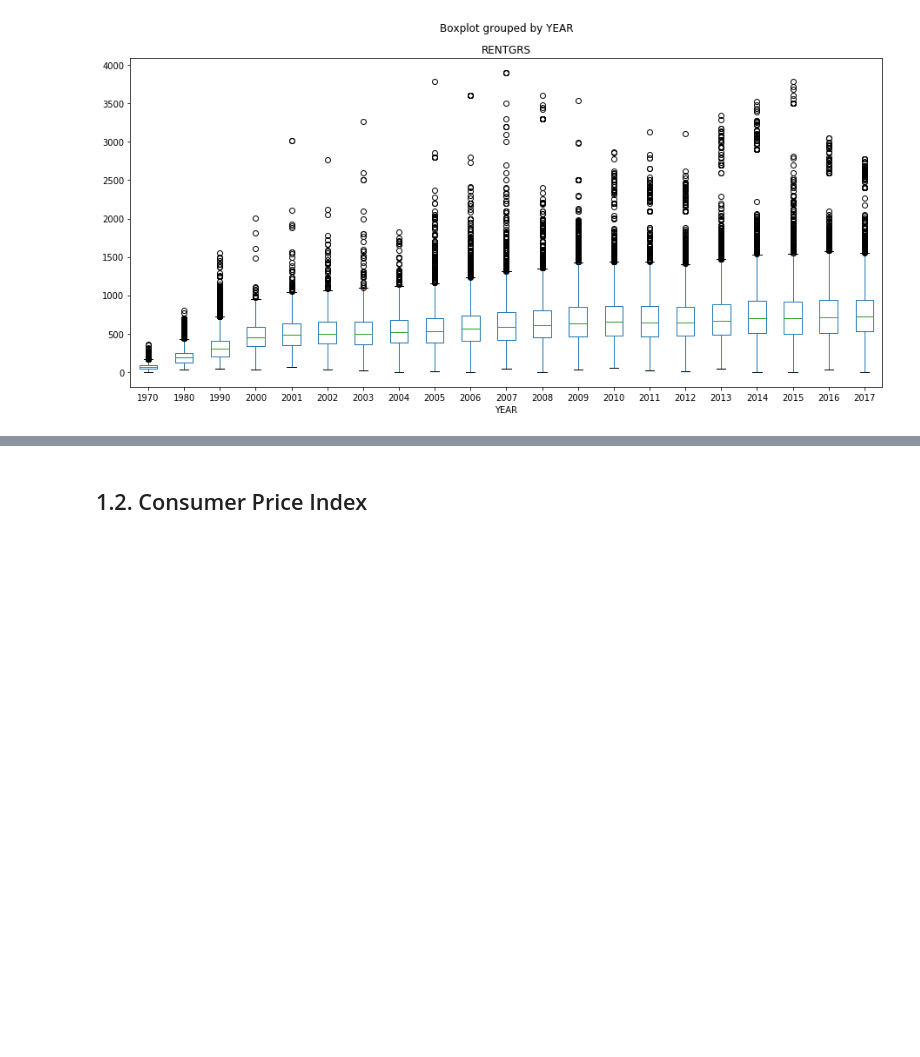
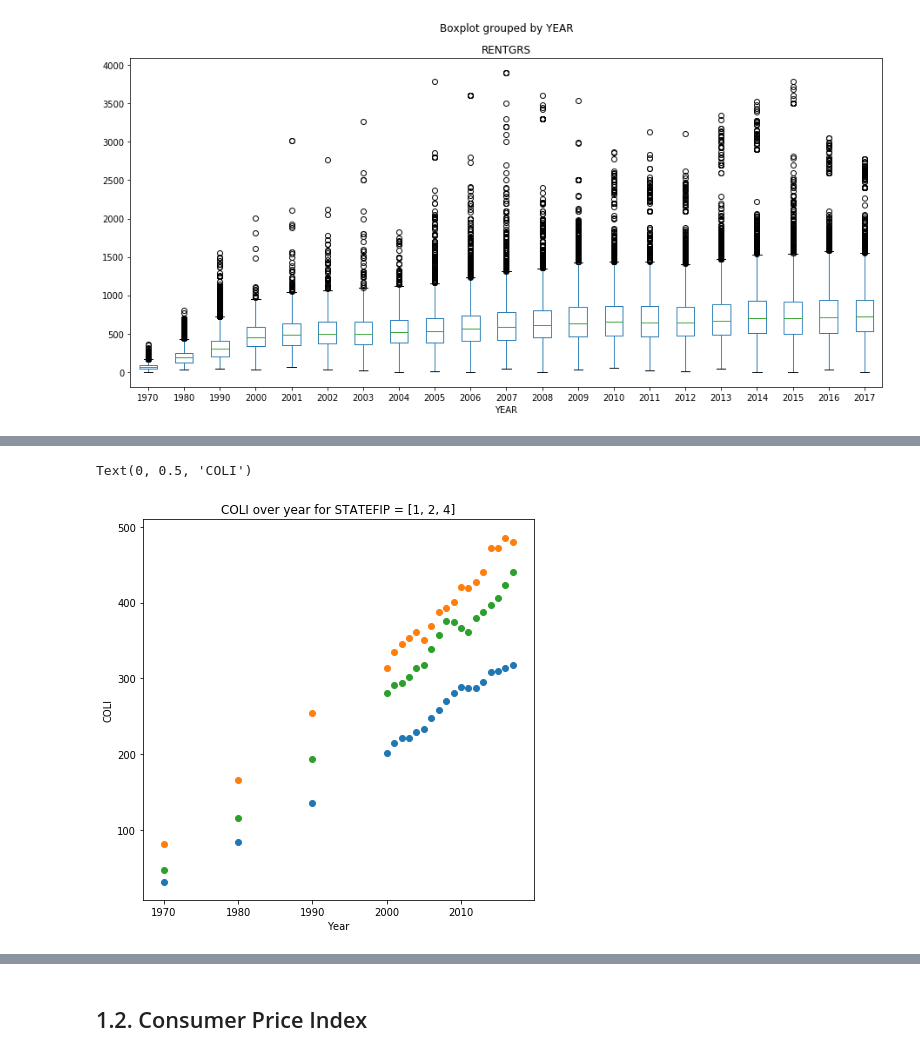
Before and after one commit to sangttruong/incomevis, a Jupyter notebook: main.ipynb, the cells around one changed output, grey strips where cells are left out. Drawn from its saved outputs; the diff is of its cells as text; code cells hidden in the pictures; blank space fills up the shorter version.

```diff
--- a/main.ipynb
+++ b/main.ipynb
@@ -113,0 +159,17 @@ state1
+# %%
+plt.figure(figsize=(7,7))
+x = plt.scatter(COLI.index, COLI[1])
+x = plt.scatter(COLI.index, COLI[2])
+x = plt.scatter(COLI.index, COLI[4])
+
+# Adding label
+plt.title('COLI over year for STATEFIP = [1, 2, 4]')
+plt.xlabel('Year')
+plt.ylabel('COLI')
+
+# resolution
+# https://jakevdp.github.io/PythonDataScienceHandbook/04.02-simple-scatter-plots.html
+# color
+# %% [output]
+Text(0, 0.5, 'COLI')
+[figure, added]
```
Also changed, not shown: parts of 18 cells of this notebook.
